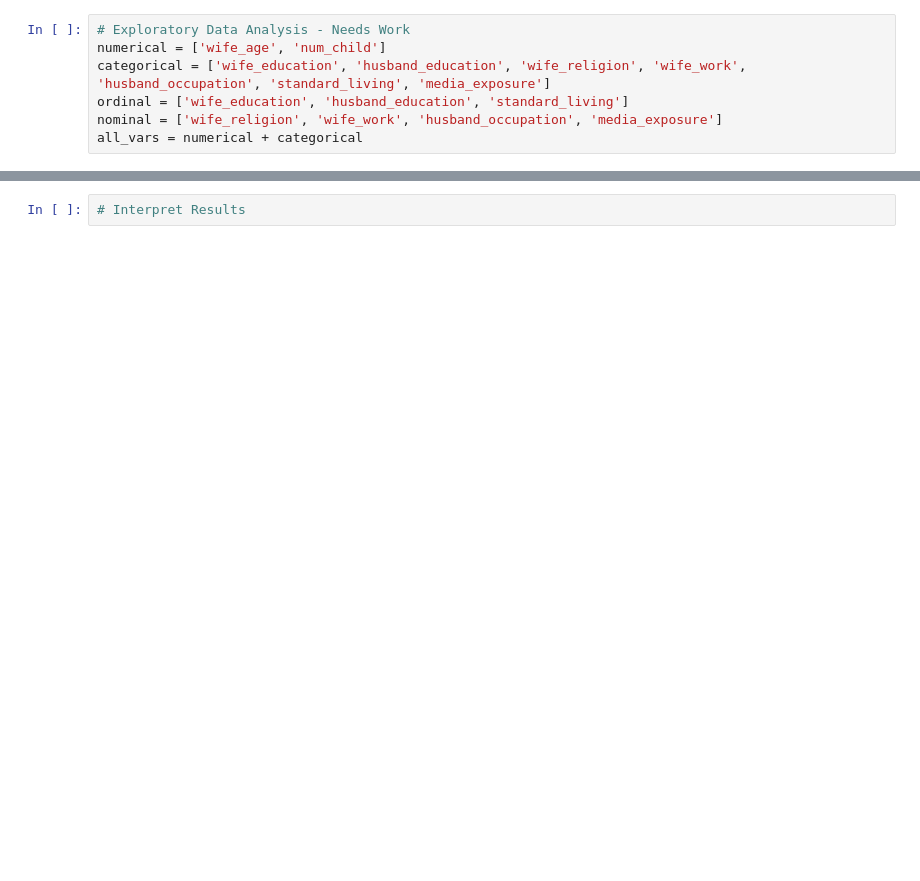
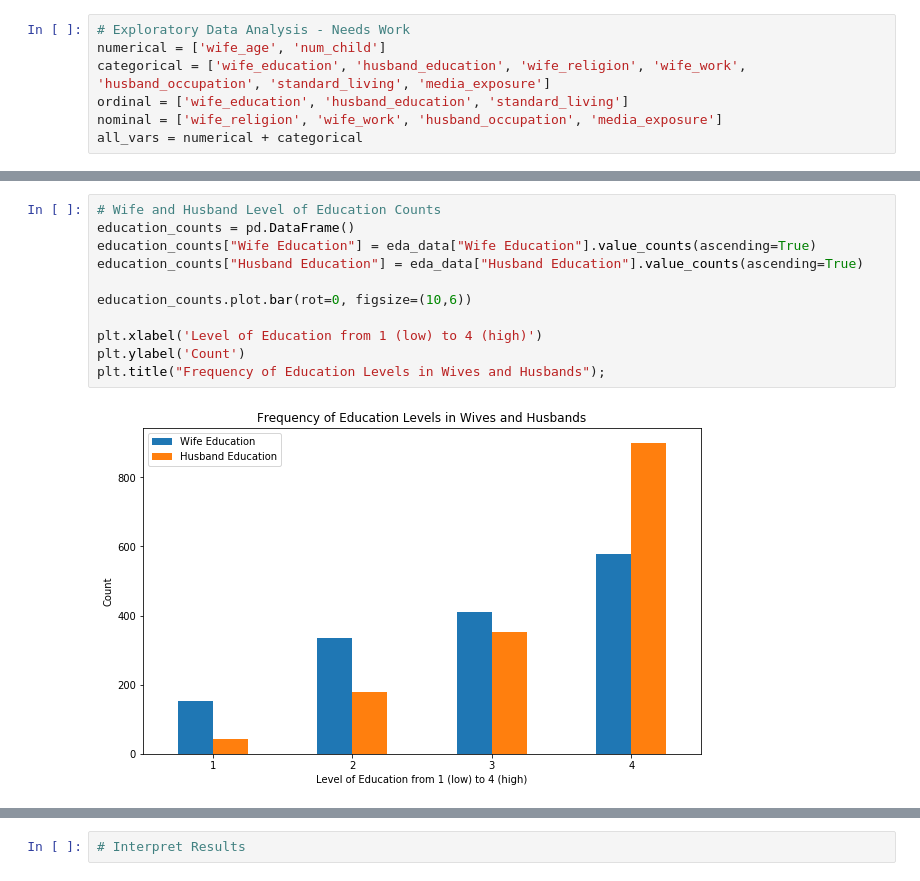
Before and after one commit to RohanChilukuri/Data100FinalProject, a Jupyter notebook: contraceptiveAnalysis.ipynb, the cells around one changed output, grey strips where cells are left out. Drawn from its saved outputs; the diff is of its cells as text; blank space fills up the shorter version.

```diff
--- a/contraceptiveAnalysis.ipynb
+++ b/contraceptiveAnalysis.ipynb
@@ -100,0 +108,13 @@ all_vars = numerical + categorical
+# %%
+# Wife and Husband Level of Education Counts
+education_counts = pd.DataFrame()
+education_counts["Wife Education"] = eda_data["Wife Education"].value_counts(ascending=True)
+education_counts["Husband Education"] = eda_data["Husband Education"].value_counts(ascending=True)
+
+education_counts.plot.bar(rot=0, figsize=(10,6))
+
+plt.xlabel('Level of Education from 1 (low) to 4 (high)')
+plt.ylabel('Count')
+plt.title("Frequency of Education Levels in Wives and Husbands");
+# %% [output]
+[figure, added]
```
Also changed, not shown: parts of 11 cells of this notebook.
